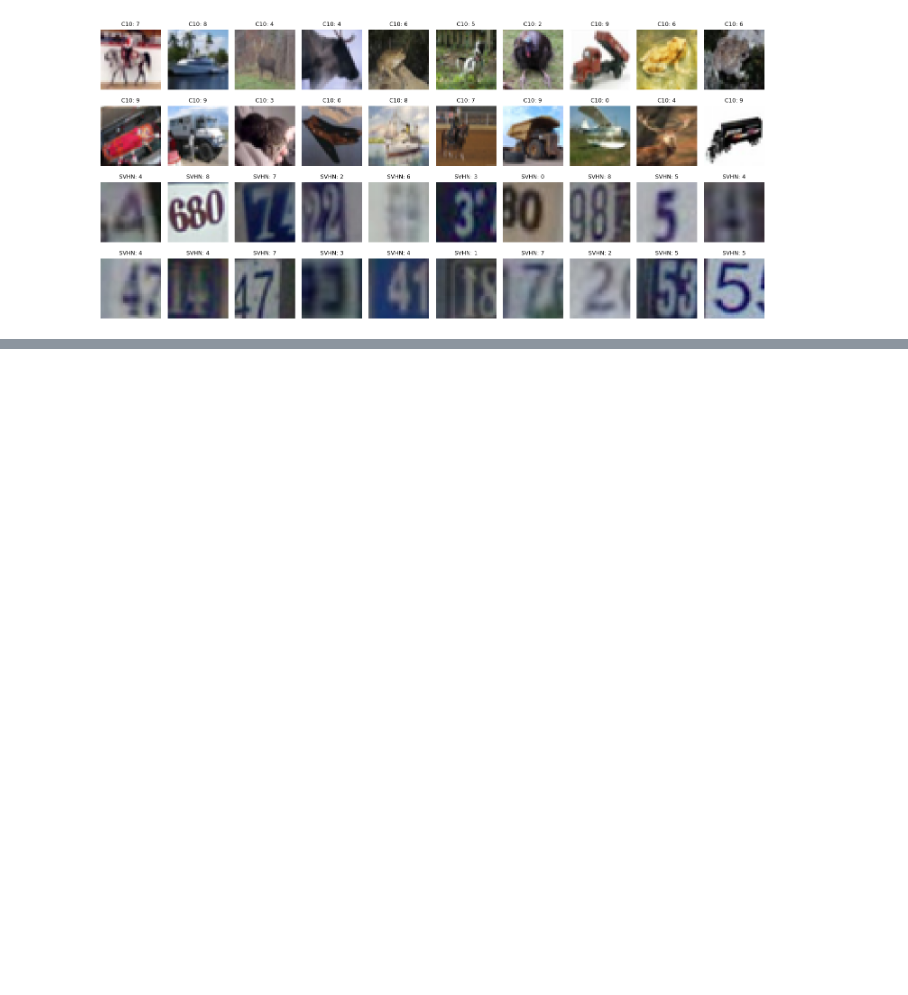
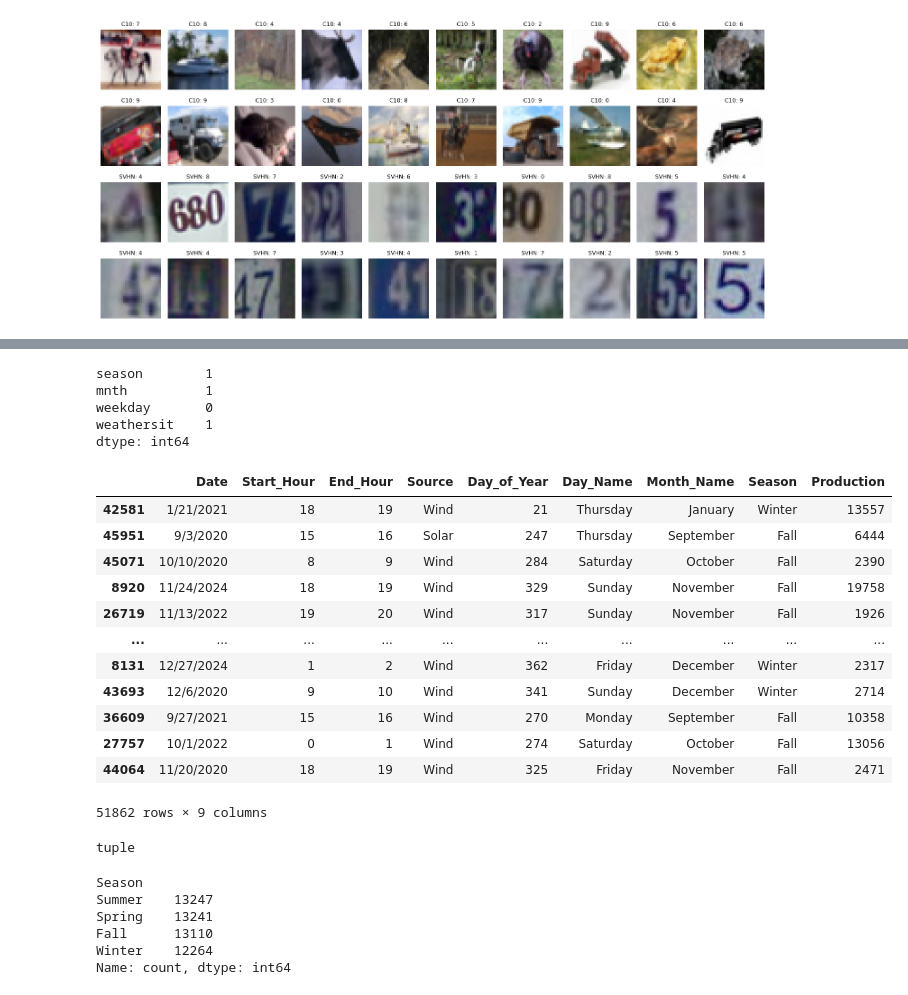
Before and after one commit to viktorvesely/liquid, a Jupyter notebook: liquid_jax/check.ipynb, the cells around one changed output, grey strips where cells are left out. Cells and saved outputs as stored; diff of their text form; code cells hidden in the pictures; blank space fills up the shorter version.

```diff
--- a/liquid_jax/check.ipynb
+++ b/liquid_jax/check.ipynb
@@ -422,0 +455,54 @@ Image shape: (32, 32, 3)
+# %%
+df.loc[:, onehot_features].min()
+# %% [output]
+season        1
+mnth          1
+weekday       0
+weathersit    1
+dtype: int64
+# %%
+from pathlib import Path
+import pandas as pd
+
+p = Path(".").resolve().parent / "data" / "energy" / "data.csv"
+
+df = pd.read_csv(p)
+df = df[df["Source"] != "Mixed"]
+
+df = df.sample(len(df))
+
+
+categorize_features = ("Source", "Day_Name", "Day_Name", "Month_Name", "Season")
+
+normalize_features = ("Start_Hour", "End_Hour", "Day_of_Year")
+noop_features = ()
+onehot_features = categorize_features
+target = ("Production",)
+df
+# %% [output]
+|  | Date | Start_Hour | End_Hour | Source | Day_of_Year | Day_Name | Month_Name | Season | Production |
+| 42581 | 1/21/2021 | 18 | 19 | Wind | 21 | Thursday | January | Winter | 13557 |
+| 45951 | 9/3/2020 | 15 | 16 | Solar | 247 | Thursday | September | Fall | 6444 |
+| 45071 | 10/10/2020 | 8 | 9 | Wind | 284 | Saturday | October | Fall | 2390 |
+| 8920 | 11/24/2024 | 18 | 19 | Wind | 329 | Sunday | November | Fall | 19758 |
+| 26719 | 11/13/2022 | 19 | 20 | Wind | 317 | Sunday | November | Fall | 1926 |
+| ... | ... | ... | ... | ... | ... | ... | ... | ... | ... |
+| 8131 | 12/27/2024 | 1 | 2 | Wind | 362 | Friday | December | Winter | 2317 |
+| 43693 | 12/6/2020 | 9 | 10 | Wind | 341 | Sunday | December | Winter | 2714 |
+| 36609 | 9/27/2021 | 15 | 16 | Wind | 270 | Monday | September | Fall | 10358 |
+| 27757 | 10/1/2022 | 0 | 1 | Wind | 274 | Saturday | October | Fall | 13056 |
+| 44064 | 11/20/2020 | 18 | 19 | Wind | 325 | Friday | November | Fall | 2471 |
+51862 rows × 9 columns
+# %%
+type(())
+# %% [output]
+tuple
+# %%
+df["Season"].value_counts()
+# %% [output]
+Season
+Summer    13247
+Spring    13241
+Fall      13110
+Winter    12264
+Name: count, dtype: int64
```
Also changed, not shown: parts of 1 cell of this notebook, 9 other files.
